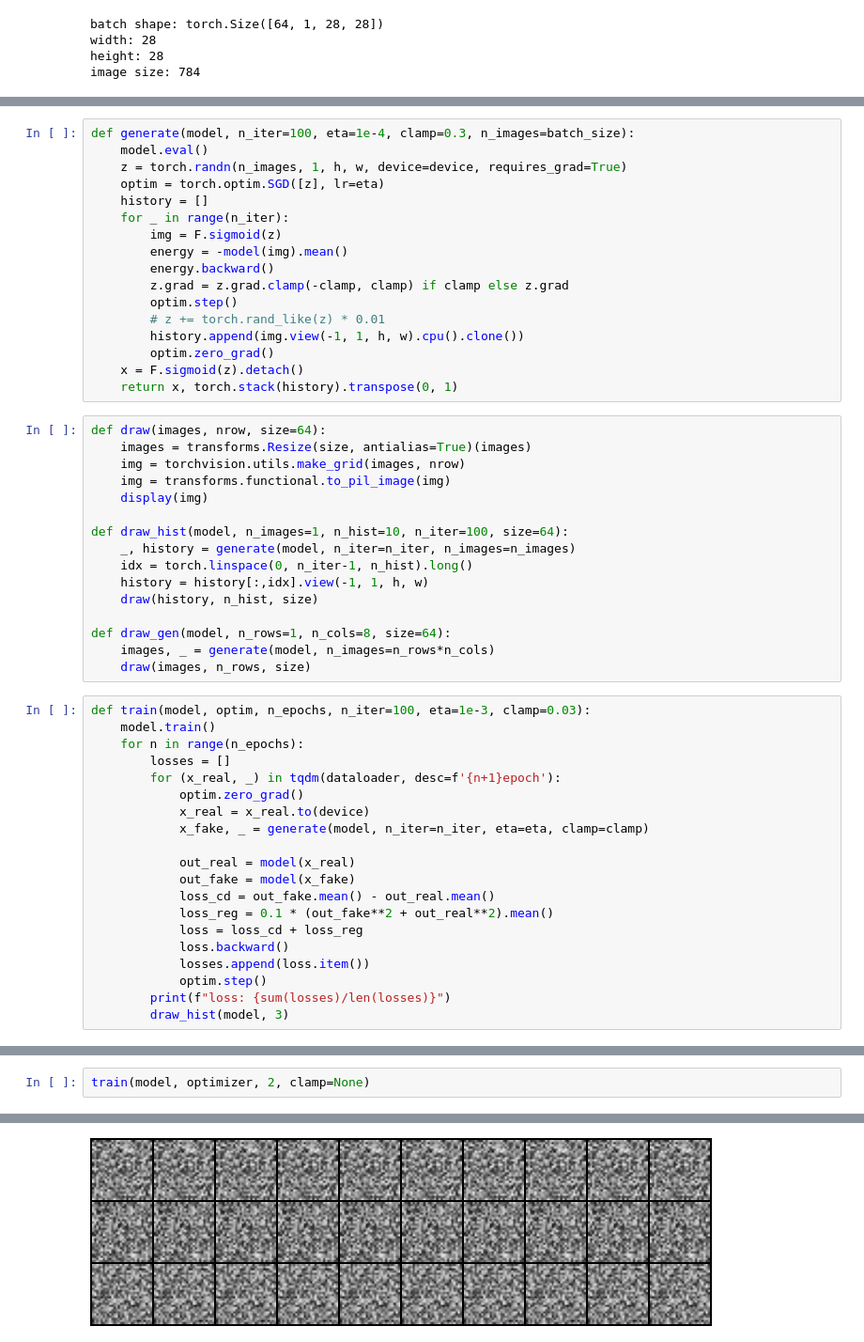
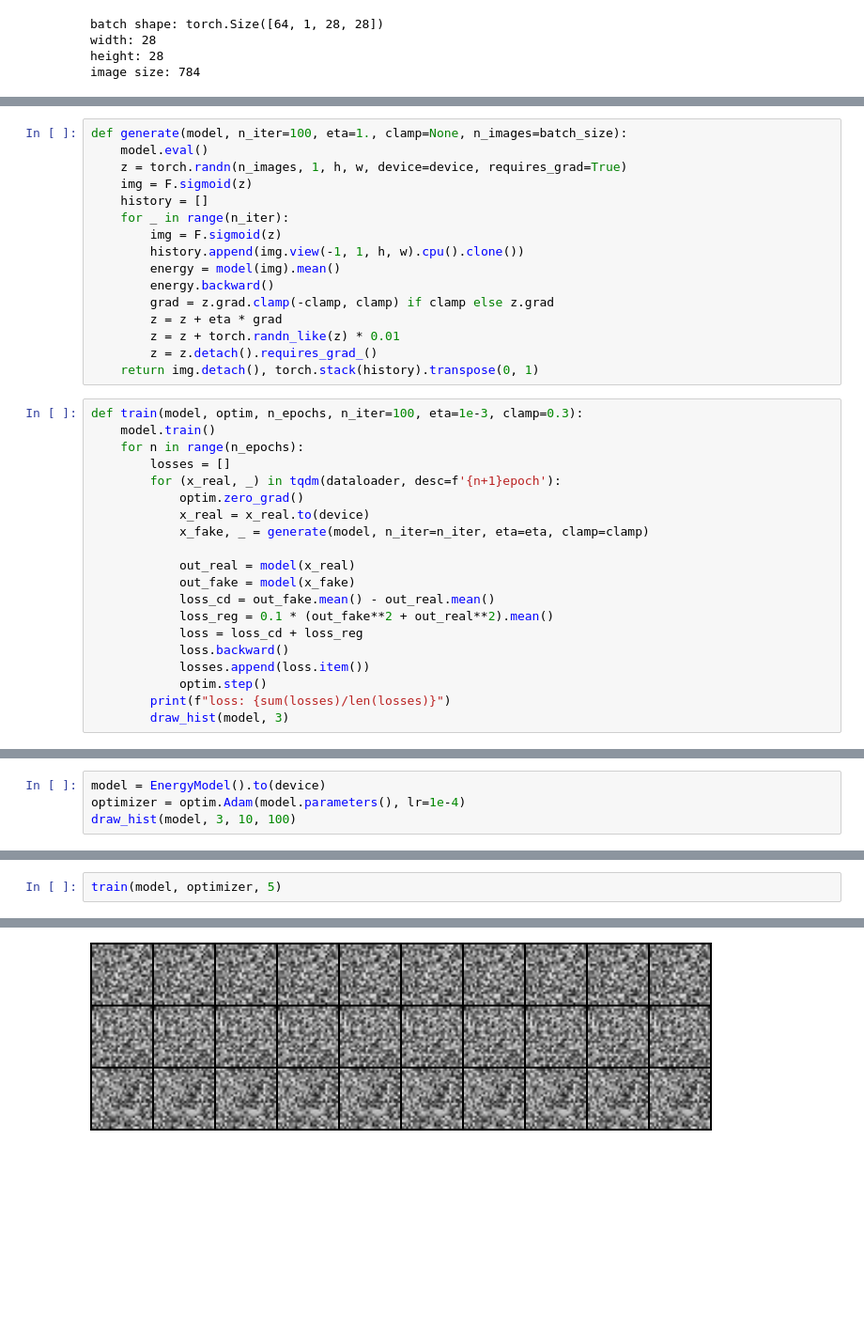
Before and after one commit to misya11p/generative-models, a Jupyter notebook: EBM.ipynb, the cells around one changed output, grey strips where cells are left out. Shown: that part at 94% size. Cells and saved outputs as stored; diff of their text form; blank space fills up the shorter version.

```diff
--- a/EBM.ipynb
+++ b/EBM.ipynb
@@ -90,38 +106,21 @@ class EnergyModel(nn.Module):
 # %%
-def generate(model, n_iter=100, eta=1e-4, clamp=0.3, n_images=batch_size):
+def generate(model, n_iter=100, eta=1., clamp=None, n_images=batch_size):
     model.eval()
     z = torch.randn(n_images, 1, h, w, device=device, requires_grad=True)
-    optim = torch.optim.SGD([z], lr=eta)
+    img = F.sigmoid(z)
     history = []
     for _ in range(n_iter):
         img = F.sigmoid(z)
-        energy = -model(img).mean()
+        history.append(img.view(-1, 1, h, w).cpu().clone())
+        energy = model(img).mean()
         energy.backward()
-        z.grad = z.grad.clamp(-clamp, clamp) if clamp else z.grad
-        optim.step()
-        # z += torch.rand_like(z) * 0.01
-        history.append(img.view(-1, 1, h, w).cpu().clone())
-        optim.zero_grad()
-    x = F.sigmoid(z).detach()
-    return x, torch.stack(history).transpose(0, 1)
+        grad = z.grad.clamp(-clamp, clamp) if clamp else z.grad
+        z = z + eta * grad
+        z = z + torch.randn_like(z) * 0.01
+        z = z.detach().requires_grad_()
+    return img.detach(), torch.stack(history).transpose(0, 1)
-# %%
-def draw(images, nrow, size=64):
-    images = transforms.Resize(size, antialias=True)(images)
-    img = torchvision.utils.make_grid(images, nrow)
-    img = transforms.functional.to_pil_image(img)
-    display(img)
-
-def draw_hist(model, n_images=1, n_hist=10, n_iter=100, size=64):
-    _, history = generate(model, n_iter=n_iter, n_images=n_images)
-    idx = torch.linspace(0, n_iter-1, n_hist).long()
-    history = history[:,idx].view(-1, 1, h, w)
-    draw(history, n_hist, size)
-
-def draw_gen(model, n_rows=1, n_cols=8, size=64):
-    images, _ = generate(model, n_images=n_rows*n_cols)
-    draw(images, n_rows, size)
 # %%
-def train(model, optim, n_epochs, n_iter=100, eta=1e-3, clamp=0.03):
+def train(model, optim, n_epochs, n_iter=100, eta=1e-3, clamp=0.3):
     model.train()
     for n in range(n_epochs):
         losses = []
@@ -148,0 +190,4 @@ draw_hist(model, 3, 10, 100)
+# %%
+model = EnergyModel().to(device)
+optimizer = optim.Adam(model.parameters(), lr=1e-4)
+draw_hist(model, 3, 10, 100)
@@ -149,3 +196,3 @@ draw_hist(model, 3, 10, 100)
 # %%
-train(model, optimizer, 2, clamp=None)
+train(model, optimizer, 5)
 # %% [output]
@@ -153 +200 @@ loss: nan
-[figure, old version]
+[figure, new version]
```
Also changed, not shown: parts of 14 cells of this notebook.
